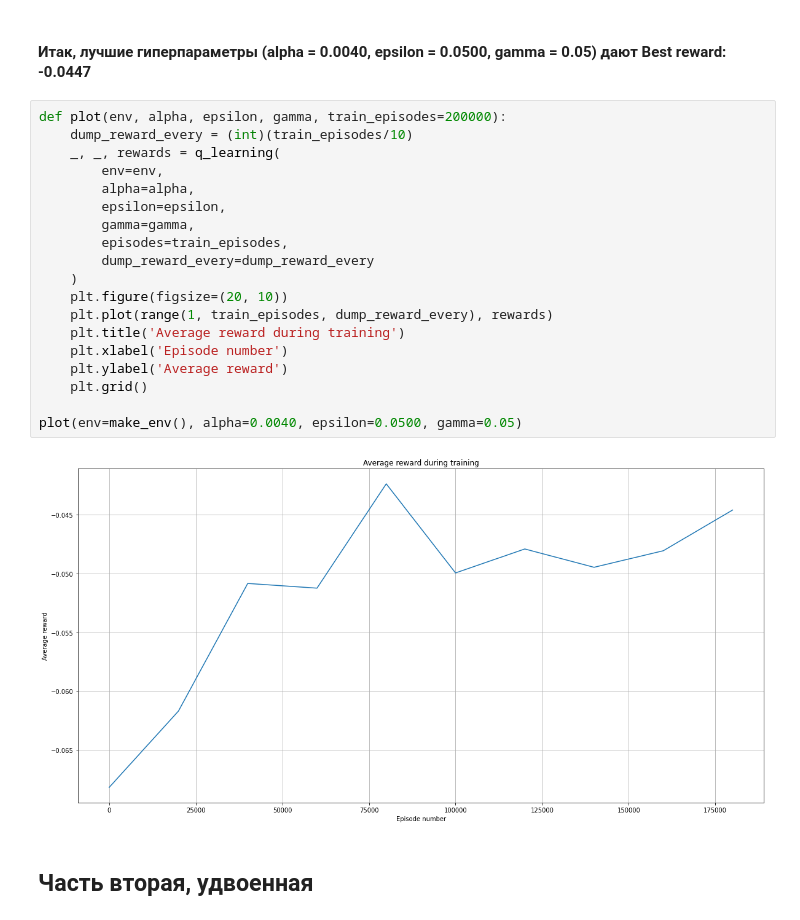
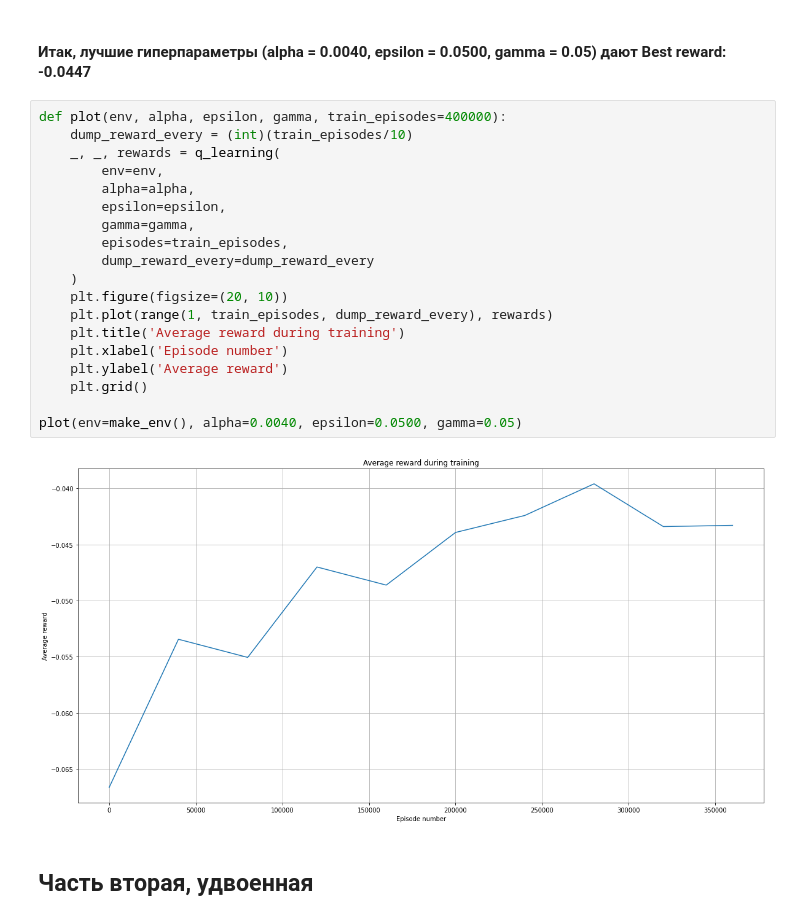
Before and after one commit to GimmeDanger/made-rl-adv-2020, a Jupyter notebook: hw/1_blackjack/experiments.ipynb, the cells around one changed output. Cells and saved outputs as stored; diff of their text form.

```diff
--- a/hw/1_blackjack/experiments.ipynb
+++ b/hw/1_blackjack/experiments.ipynb
@@ -186,26 +186,26 @@ alpha = 0.0040, epsilon = 0.0500, gamma = 0.05.
 # %% [markdown]
 #### Итак, лучшие гиперпараметры (alpha = 0.0040, epsilon = 0.0500, gamma = 0.05) дают Best reward: -0.0447
 # %%
-def plot(env, alpha, epsilon, gamma, train_episodes=200000):
+def plot(env, alpha, epsilon, gamma, train_episodes=400000):
     dump_reward_every = (int)(train_episodes/10)
     _, _, rewards = q_learning(
         env=env,
         alpha=alpha,
         epsilon=epsilon,
         gamma=gamma,
         episodes=train_episodes,
         dump_reward_every=dump_reward_every
     )
     plt.figure(figsize=(20, 10))
     plt.plot(range(1, train_episodes, dump_reward_every), rewards)
     plt.title('Average reward during training')
     plt.xlabel('Episode number')
     plt.ylabel('Average reward')
     plt.grid()
 
 plot(env=make_env(), alpha=0.0040, epsilon=0.0500, gamma=0.05)
 # %% [output]
-[figure, old version]
+[figure, new version]
 # %% [markdown]
 ## Часть вторая, удвоенная
 # %% [markdown]
```
Also changed, not shown: parts of 13 cells of this notebook, 2 other files.
